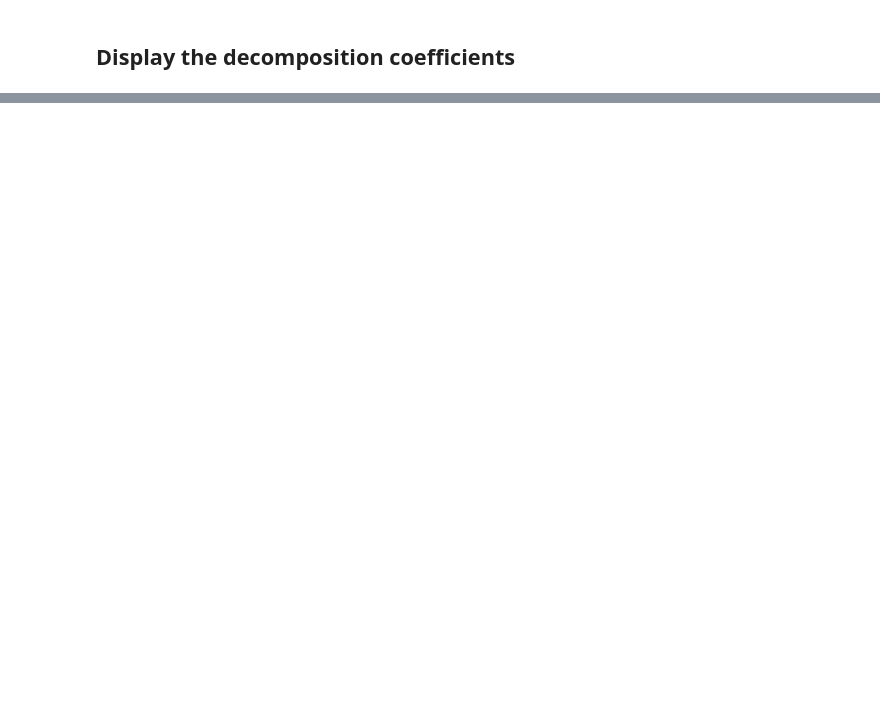
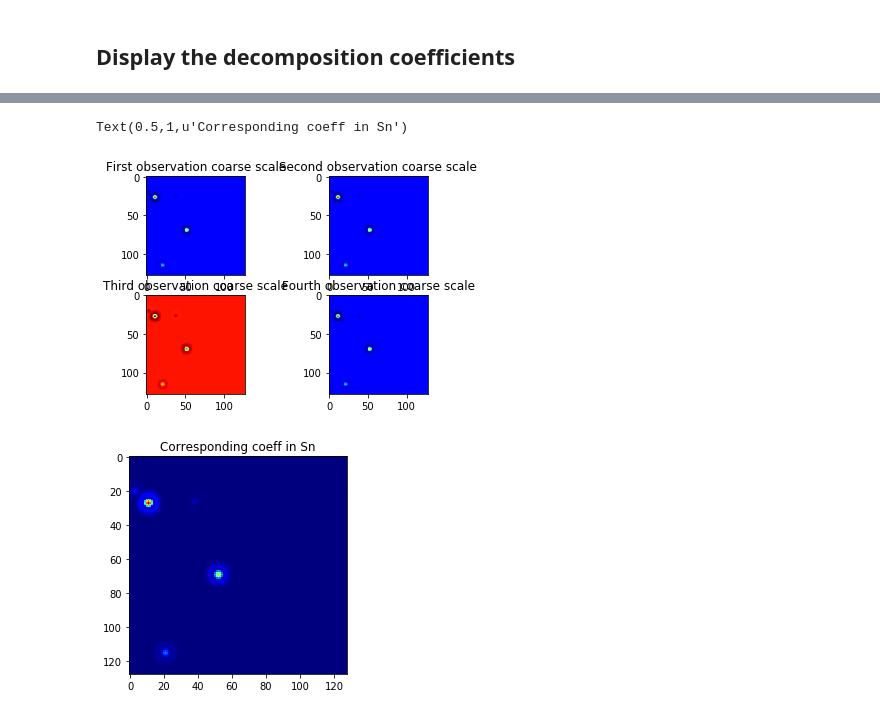
Before and after one commit to dedale-fet/Inverse-Problems-Toolbox, a Jupyter notebook: scripts/Starlet_Transform_Sn.ipynb, the cells around one changed output, grey strips where cells are left out. Cells and saved outputs as stored; diff of their text form; code cells hidden in the pictures; blank space fills up the shorter version.

Commit message:
Rewritten Rn starlet transforms and naming

```diff
--- a/scripts/Starlet_Transform_Sn.ipynb
+++ b/scripts/Starlet_Transform_Sn.ipynb
@@ -81,0 +82,19 @@ Text(0.5,1,u'Fourth scale')
+# %%
+WRn = prm.trans.ManiStarletSn.Forward2D_Rn(X,J=J,h=[0.0625,0.25,0.375,0.25,0.0625])
+# %%
+f, axarr = plt.subplots(2, 2)
+axarr[0, 0].imshow(WRn[0,:,:,1])
+axarr[0, 0].set_title('First observation coarse scale')
+axarr[0, 1].imshow(WRn[1,:,:,1])
+axarr[0, 1].set_title('Second observation coarse scale')
+axarr[1, 0].imshow(WRn[2,:,:,1])
+axarr[1, 0].set_title('Third observation coarse scale')
+axarr[1, 1].imshow(WRn[3,:,:,1])
+axarr[1, 1].set_title('Fourth observation coarse scale')
+plt.figure()
+plt.imshow(W[n,:,:,1])
+plt.title('Corresponding coeff in Sn')
+# %% [output]
+Text(0.5,1,u'Corresponding coeff in Sn')
+[figure, added]
+[figure, added]
```
Also changed, not shown: parts of 6 cells of this notebook, 12 other files.
